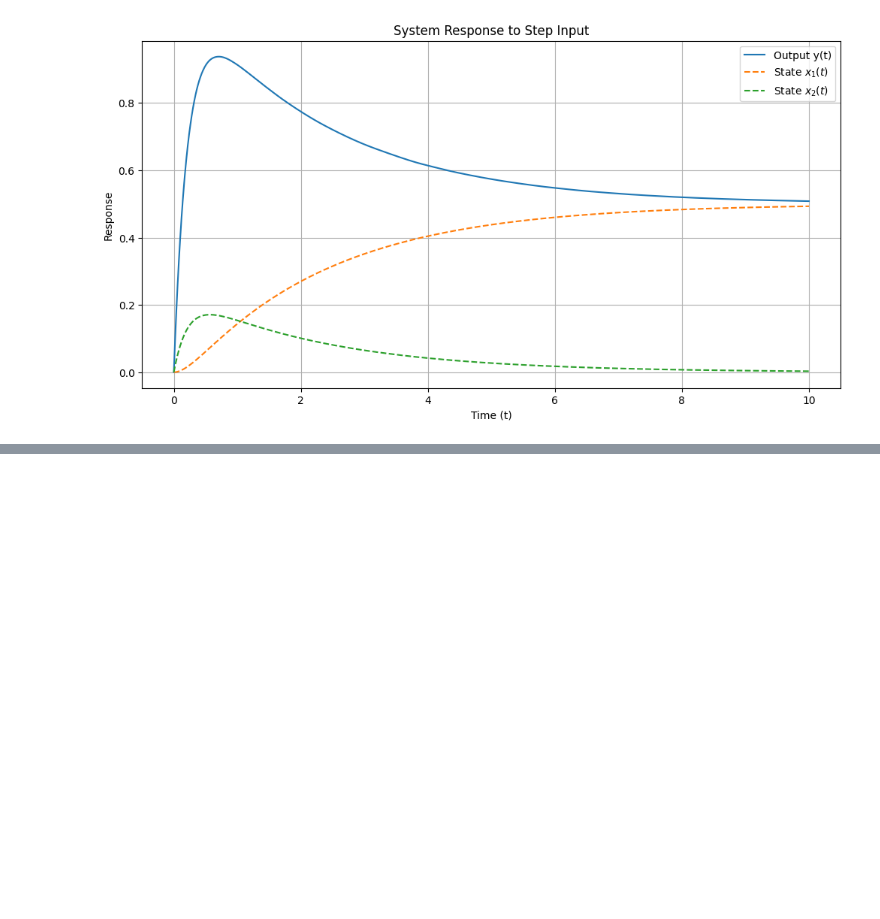
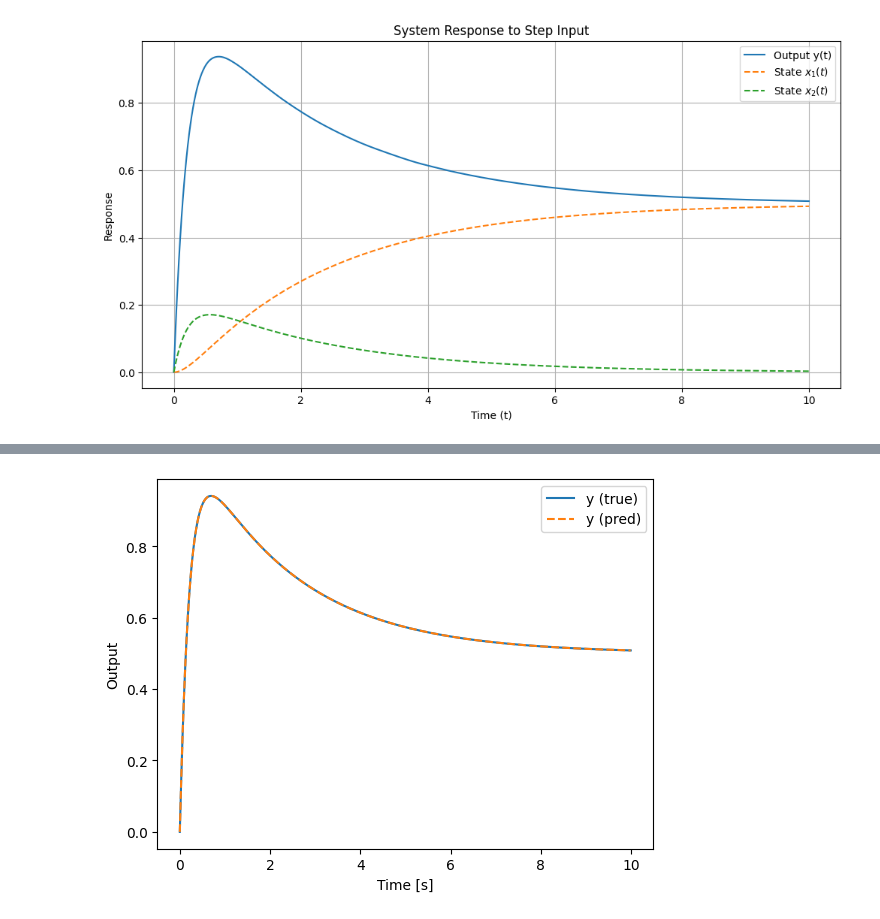
Before and after one commit to Vad1mChK/LabsSystemTheory, a Jupyter notebook: lab4/lab4.ipynb, the cells around one changed output, grey strips where cells are left out. Saved outputs shown, nothing was run; the diff lists cells and outputs as text; code cells hidden in the pictures; blank space fills up the shorter version.

Commit message:
i have zero clue.

```diff
--- a/lab4/lab4.ipynb
+++ b/lab4/lab4.ipynb
@@ -113,3 +116,85 @@ plt.grid(True)
 plt.show()
 # %% [output]
 [figure]
+# %%
+from scipy.linalg import lstsq
+import matplotlib.pyplot as plt
+
+# Example: simulate the system
+# x1' = x2
+# x2' = -2 x1 -5 x2 + u
+# y   = x1 + 5 x2
+
+def simulate_system(u, t, x0=(0, 0)):
+    dt = t[1] - t[0]
+    n = len(t)
+    x1 = np.zeros(n)
+    x2 = np.zeros(n)
+    x1[0], x2[0] = x0
+
+    for i in range(n-1):
+        x1[i+1] = x1[i] + dt * x2[i]
+        x2[i+1] = x2[i] + dt * (-2*x1[i] - 5*x2[i] + u[i])
+
+    y = x1 + 5 * x2
+    return x1, x2, y
+
+# numerical derivative
+def derivative(signal, dt):
+    # simple finite difference
+    return np.concatenate([[0], np.diff(signal) / dt])
+
+# Least squares estimation of dynamic parameters theta1,theta2,theta3
+# from data x1, x2, u
+
+def estimate_dynamic(x1, x2, u, t):
+    dt = t[1] - t[0]
+    dx2 = derivative(x2, dt)
+    # build regression matrix
+    Phi_dyn = np.column_stack([-x1, -x2, u])
+    theta_dyn, *_ = lstsq(Phi_dyn, dx2)
+    return theta_dyn
+
+# Least squares estimation of output parameters theta4, theta5
+
+def estimate_output(x1, x2, y):
+    Phi_out = np.column_stack([x1, x2])
+    theta_out, *_ = lstsq(Phi_out, y)
+    return theta_out
+
+def estimation_main():
+    # time vector
+    T = 10.0
+    dt = 0.01
+    t = np.arange(0, T, dt)
+    # unit step input
+    u = np.ones_like(t)
+
+    # simulate
+    x1, x2, y = simulate_system(u, t)
+
+    # estimate
+    theta_dyn = estimate_dynamic(x1, x2, u, t)
+    theta_out = estimate_output(x1, x2, y)
+
+    print('Estimated dynamic params:')
+    print('theta1 (x1 coeff) =', theta_dyn[0])
+    print('theta2 (x2 coeff) =', theta_dyn[1])
+    print('theta3 (u coeff)  =', theta_dyn[2])
+
+    print('\nEstimated output params:')
+    print('theta4 (x1 -> y) =', theta_out[0])
+    print('theta5 (x2 -> y) =', theta_out[1])
+
+    # plot real vs predicted
+    y_pred = x1 * theta_out[0] + x2 * theta_out[1]
+    plt.figure()
+    plt.plot(t, y, label='y (true)')
+    plt.plot(t, y_pred, '--', label='y (pred)')
+    plt.xlabel('Time [s]')
+    plt.ylabel('Output')
+    plt.legend()
+    plt.show()
+
+estimation_main()
+# %% [output]
@@ -115,0 +209 @@ plt.show()
+[figure, added]
```
Also changed, not shown: parts of 2 cells of this notebook, 1 other file.
